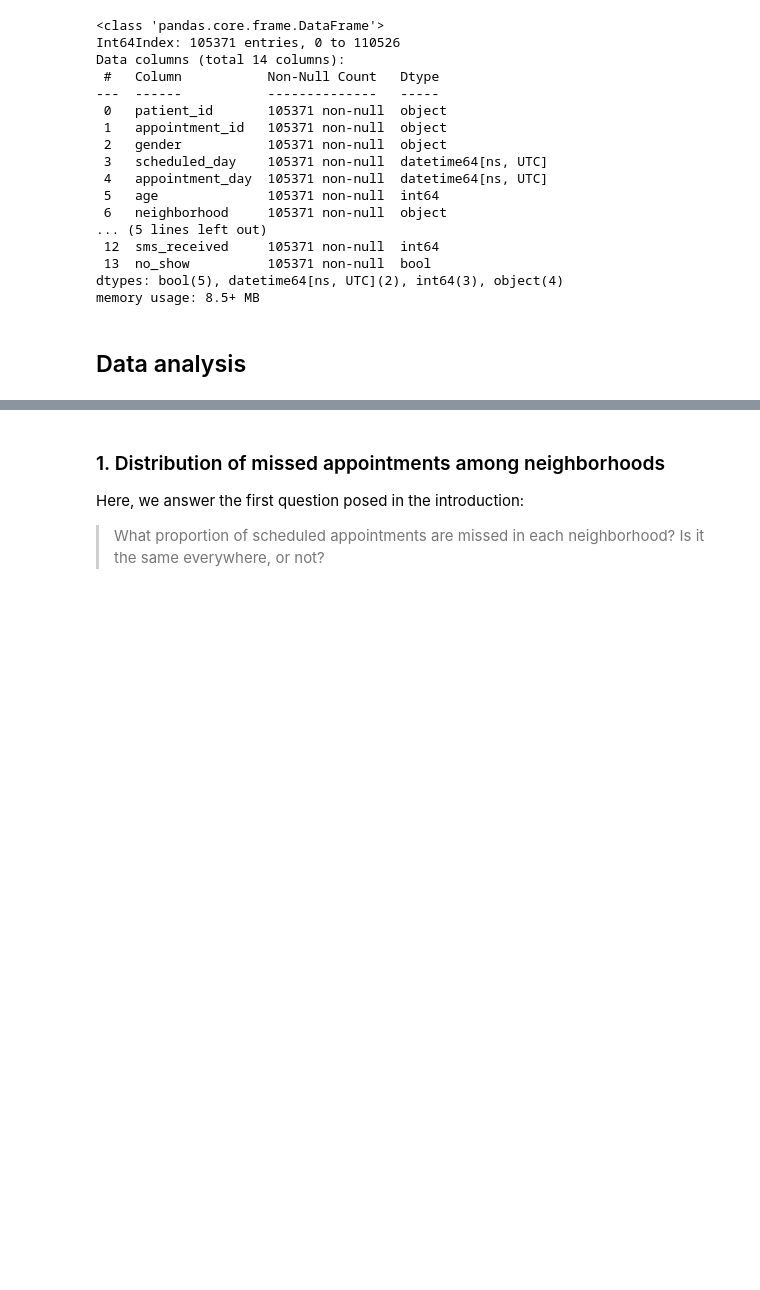
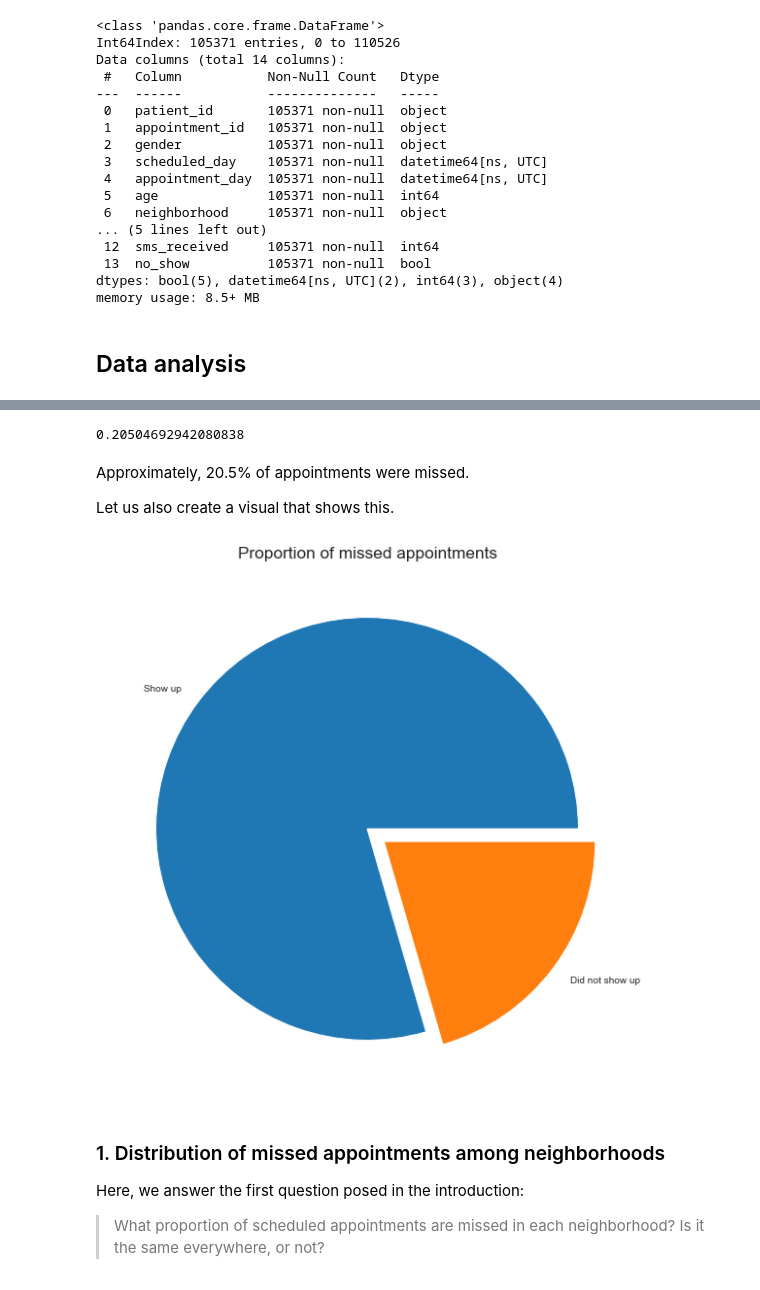
Before and after one commit to mhadjiantonis/missed_doc_apptmnts, a Jupyter notebook: missed_doc_apptmnt.ipynb, the cells around one changed output, grey strips where cells are left out. Cells and saved outputs as stored; diff of their text form; code cells hidden in the pictures; blank space fills up the shorter version.

```diff
--- a/missed_doc_apptmnt.ipynb
+++ b/missed_doc_apptmnt.ipynb
@@ -292,3 +297,21 @@ memory usage: 8.5+ MB
+# %%
+df_doc_apps.no_show.mean()
+# %% [output]
+0.20504692942080838
+# %% [markdown]
+Approximately, 20.5% of appointments were missed.
+
+Let us also create a visual that shows this.
+# %%
+missed_apps = df_doc_apps.groupby('no_show').count().appointment_id
+missed_apps_dic = {True: 'Did not show up', False: 'Show up'}
+plot_labels = [missed_apps_dic[v] for v in missed_apps.index]
+# %%
+plt.figure(figsize = (18,10))
+plt.pie(missed_apps, explode = [0, 0.1], labels = plot_labels)
+plt.title('Proportion of missed appointments', fontsize = 'xx-large');
+# %% [output]
+[figure, added]
 # %% [markdown]
 ### 1. Distribution of missed appointments among neighborhoods
 Here, we answer the first question posed in the introduction:
```
Also changed, not shown: parts of 4 cells of this notebook, 1 other file.
